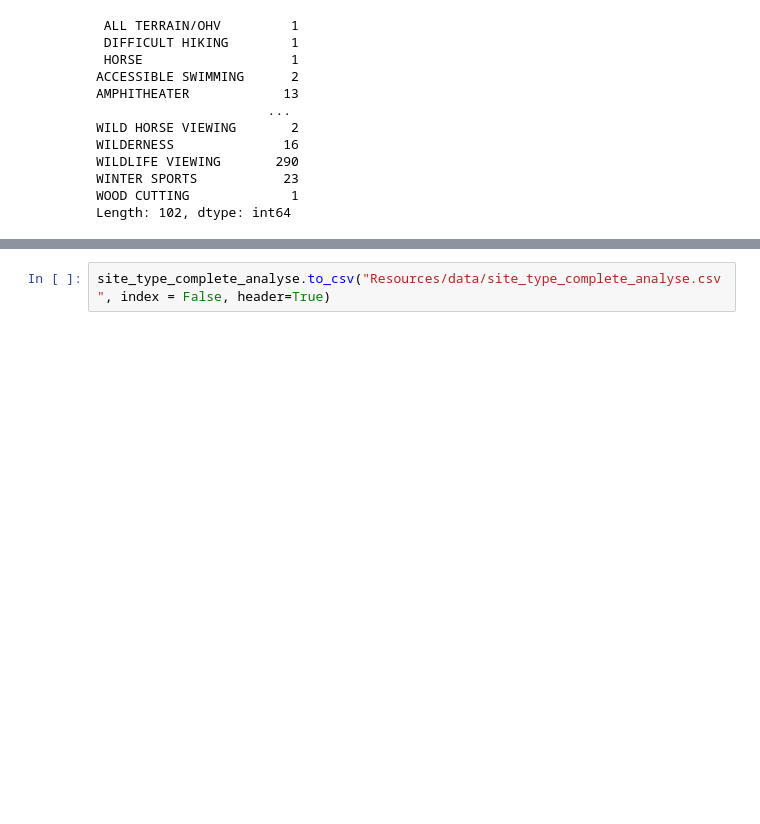
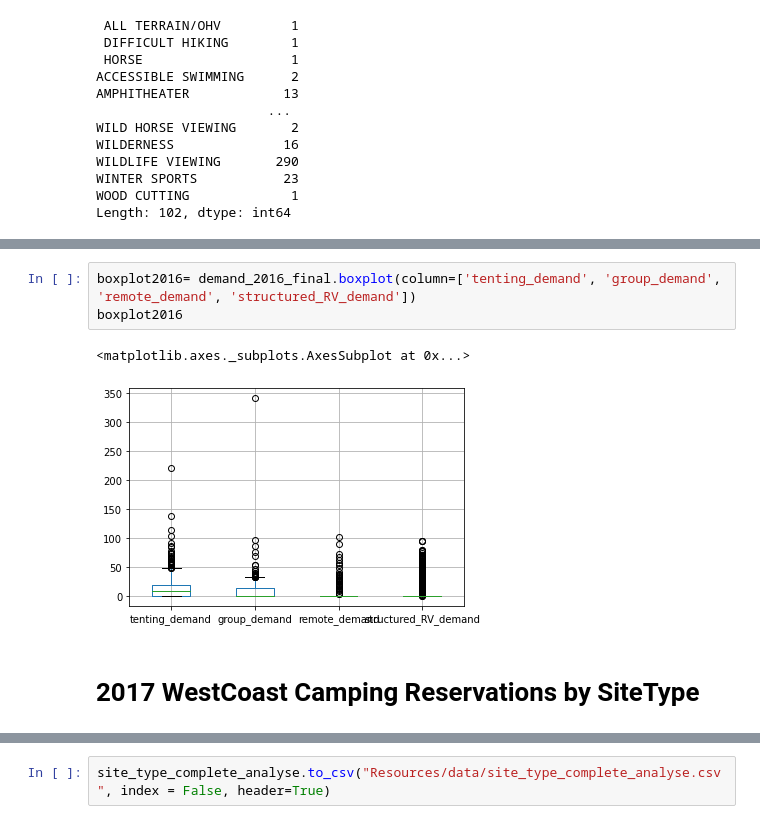
Before and after one commit to newbeadwork/Campground_Analysis_with_Machine_Learning, a Jupyter notebook: Camping_Site_Types_Grouping.ipynb, the cells around one changed output, grey strips where cells are left out. Cells and saved outputs as stored; diff of their text form; blank space fills up the shorter version.

```diff
--- a/Camping_Site_Types_Grouping.ipynb
+++ b/Camping_Site_Types_Grouping.ipynb
@@ -421,0 +420,8 @@ See the caveats in the documentation: https://pandas.pydata.org/pandas-docs/stab
+# %%
+boxplot2016= demand_2016_final.boxplot(column=['tenting_demand', 'group_demand', 'remote_demand', 'structured_RV_demand'])
+boxplot2016
+# %% [output]
+<matplotlib.axes._subplots.AxesSubplot at 0x...>
+[figure, added]
+# %% [markdown]
+# 2017 WestCoast Camping Reservations by SiteType
```
Also changed, not shown: parts of 93 cells of this notebook.
